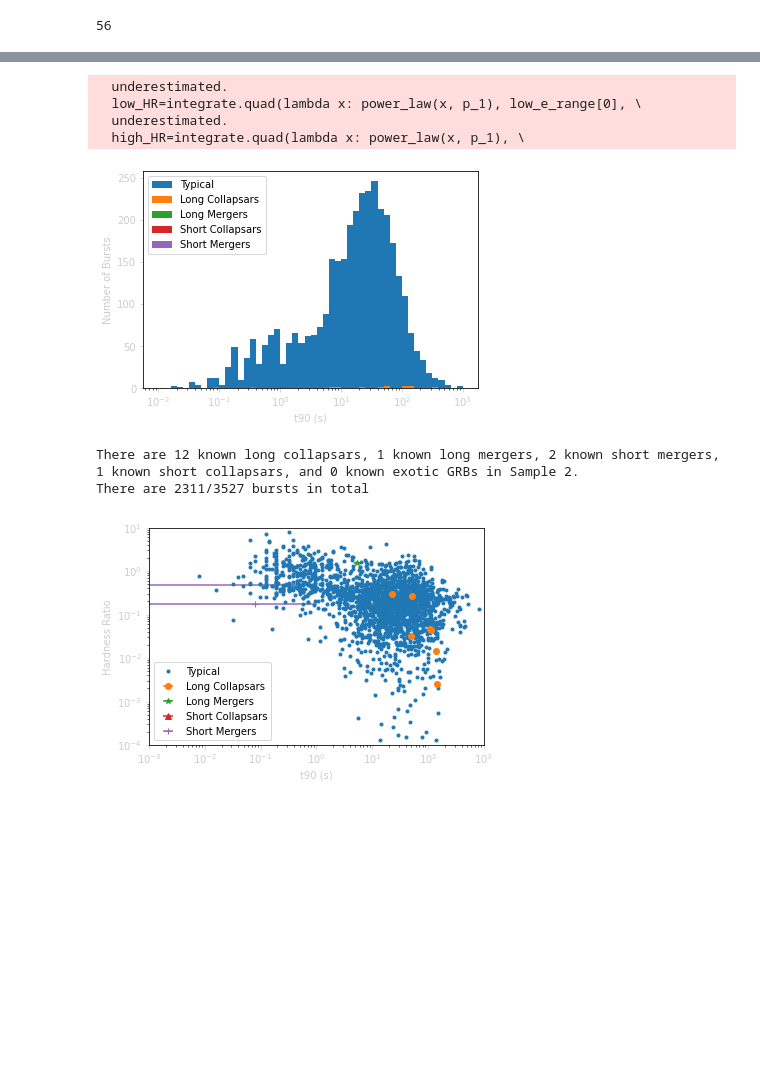
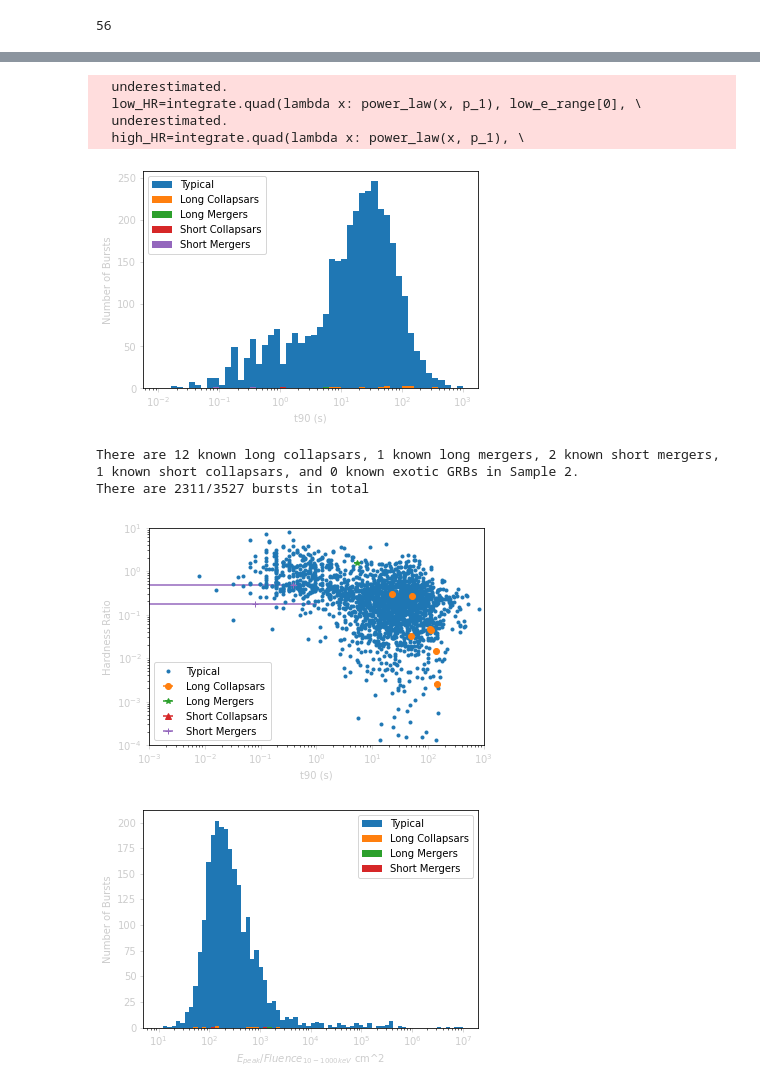
Before and after one commit to nuessle167/mirrored_prediction_paper, a Jupyter notebook: Cursed_code.ipynb, the cells around one changed output, grey strips where cells are left out. Cells and saved outputs as stored; diff of their text form; code cells hidden in the pictures; blank space fills up the shorter version.

```diff
--- a/Cursed_code.ipynb
+++ b/Cursed_code.ipynb
@@ -1532,34 +1579,42 @@ typical_HR=[]
 typical_HR_err=np.zeros((1,2))
 typical_t90=[]
 typical_t90_err=[]
+typical_Epeak_over_s=[]
 long_merger_HR=[]
 long_merger_HR_err=np.zeros((1,2))
 long_merger_t90=[]
 long_merger_t90_err=[]
+long_merger_Epeak_over_s=[]
 short_merger_HR=[]
 short_merger_HR_err=np.zeros((1,2))
 short_merger_t90=[]
 short_merger_t90_err=[]
+short_merger_Epeak_over_s=[]
 long_collapsar_HR=[]
 long_collapsar_HR_err=np.zeros((1,2))
 long_collapsar_t90=[]
 long_collapsar_t90_err=[]
+long_collapsar_Epeak_over_s=[]
 short_collapsar_HR=[]
 short_collapsar_HR_err=np.zeros((1,2))
 short_collapsar_t90=[]
 short_collapsar_t90_err=[]
+short_collapsar_Epeak_over_s=[]
 exotic_HR=[]
 exotic_HR_err=np.zeros((1,2))
 exotic_t90=[]
 exotic_t90_err=[]
+exotic_Epeak_over_s=[]
 nbins=51
-lc_mask=np.isin(sample_2_data['name        '], \
-                Fermi_Precursors["Long Collapsars"])
+lc_mask=np.isin(sample_2_data['name        '], Fermi_Precursors["Long Collapsars"])
 lc_sample_2_data=sample_2_data[lc_mask]
 for i in lc_sample_2_data.index.to_list():
     long_collapsar_HR=np.append(long_collapsar_HR, Fermi_HR_func(sample_2_data, \
                                 sample_2_data.at[i, 'flnc_best_fitting_model'], i))
     long_collapsar_t90=np.append(long_collapsar_t90, float(sample_2_data.at[i, 't90     ']))
+    long_collapsar_Epeak_over_s=np.append(long_collapsar_Epeak_over_s, \
+                        getting_the_GBM_E_peak(sample_2_data, \
+                            sample_2_data.at[i, 'flnc_best_fitting_model'], i))
 long_collapsar_t90_err=np.where(lc_sample_2_data['t90_error'] != 'N/A', \
         lc_sample_2_data['t90_error'], 0)
 if len(long_collapsar_t90_err)>0:
@@ -1573,6 +1628,9 @@ for i in sc_sample_2_data.index.to_list():
                                 sample_2_data.at[i, 'flnc_best_fitting_model'], i))
     short_collapsar_t90=np.append(short_collapsar_t90, \
                                   float(sample_2_data.at[i, 't90     ']))
+    short_collapsar_Epeak_over_s=np.append(short_collapsar_Epeak_over_s, \
+                        getting_the_GBM_E_peak(sample_2_data, \
+                            sample_2_data.at[i, 'flnc_best_fitting_model'], i))
 short_collapsar_t90_err=np.where(sc_sample_2_data['t90_error'] != 'N/A', \
         sc_sample_2_data['t90_error'], 0)
 if len(short_collapsar_t90_err)>0:
@@ -1585,6 +1643,9 @@ for i in lm_sample_2_data.index.to_list():
     long_merger_HR=np.append(long_merger_HR, Fermi_HR_func(sample_2_data, \
                                 sample_2_data.at[i, 'flnc_best_fitting_model'], i))
     long_merger_t90=np.append(long_merger_t90, float(sample_2_data.at[i, 't90     ']))
+    long_merger_Epeak_over_s=np.append(long_merger_Epeak_over_s, \
+                        getting_the_GBM_E_peak(sample_2_data, \
+                            sample_2_data.at[i, 'flnc_best_fitting_model'], i))
 long_merger_t90_err=np.where(lm_sample_2_data['t90_error'] != 'N/A', \
         lm_sample_2_data['t90_error'], 0)
 if len(long_merger_t90_err)>0:
@@ -1597,6 +1658,9 @@ for i in sm_sample_2_data.index.to_list():
     short_merger_HR=np.append(short_merger_HR, Fermi_HR_func(sample_2_data, \
                                 sample_2_data.at[i, 'flnc_best_fitting_model'], i))
     short_merger_t90=np.append(short_merger_t90, float(sample_2_data.at[i, 't90     ']))
+    short_merger_Epeak_over_s=np.append(short_merger_Epeak_over_s, \
+                        getting_the_GBM_E_peak(sample_2_data, \
+                            sample_2_data.at[i, 'flnc_best_fitting_model'], i))
 short_merger_t90_err=np.where(sm_sample_2_data['t90_error'] != 'N/A', \
         sm_sample_2_data['t90_error'], 0)
 if len(short_merger_t90_err)>0:
@@ -1609,6 +1673,9 @@ for i in exo_sample_2_data.index.to_list():
     exotic_HR=np.append(exotic_HR, Fermi_HR_func(sample_2_data, \
                                 sample_2_data.at[i, 'flnc_best_fitting_model'], i))
     exotic_t90=np.append(exotic_t90, float(sample_2_data.at[i, 't90     ']))
+    exotic_Epeak_over_s=np.append(exotic_Epeak_over_s, \
+                        getting_the_GBM_E_peak(sample_2_data, \
+                            sample_2_data.at[i, 'flnc_best_fitting_model'], i))
 exotic_t90_err=np.where(exo_sample_2_data['t90_error'] != 'N/A', \
         exo_sample_2_data['t90_error'], 0)
 if len(exotic_t90_err)>0:
@@ -1619,6 +1686,9 @@ for i in typical_sample_2_data.index.to_list():
     typical_HR=np.append(typical_HR, Fermi_HR_func(sample_2_data, \
                                 sample_2_data.at[i, 'flnc_best_fitting_model'], i))
     typical_t90=np.append(typical_t90, float(typical_sample_2_data.at[i, 't90     ']))
+    typical_Epeak_over_s=np.append(typical_Epeak_over_s, \
+                        getting_the_GBM_E_peak(sample_2_data, \
+                            sample_2_data.at[i, 'flnc_best_fitting_model'], i))
 typical_t90_err=np.where(typical_sample_2_data['t90_error'] != 'N/A', \
         typical_sample_2_data['t90_error'], 0)
 if len(typical_t90_err)>0:
@@ -1664,33 +1734,50 @@ plt.errorbar(x=long_merger_t90, y=long_merger_HR, \
              marker="*", ls='none')
 plt.errorbar(x=short_collapsar_t90, y=short_collapsar_HR, \
 #              yerr=np.transpose(short_collapsar_HR_err),\
              xerr=short_collapsar_t90_err,\
              marker="^", ls='none')
 plt.errorbar(x=short_merger_t90, y=short_merger_HR, \
 #              yerr=np.transpose(short_merger_HR_err), \
              xerr=short_merger_t90_err, \
              marker="+", ls='none')
 # plt.errorbar(x=exotic_t90, y=exotic_HR, yerr=np.transpose(exotic_HR_err), \
 #              xerr=exotic_t90_err, marker="o", ls='none')
 plt.axis([0.001, 1000, 1e-4, 10])
 plt.xscale('log')
 plt.yscale('log')
 plt.tick_params(axis='x', colors='0.8')
 plt.tick_params(axis='y', colors='0.8')
 plt.legend(['Typical', 'Long Collapsars', 'Long Mergers', 'Short Collapsars', \
             'Short Mergers'])
 plt.xlabel("t90 (s)", color="0.8")
 plt.ylabel("Hardness Ratio", color="0.8")
 plt.show()
+
+new_bins=np.logspace(np.log10(10),np.log10(10**7), 71)
+plt.hist(typical_Epeak_over_s, bins=new_bins)
+plt.hist(long_collapsar_Epeak_over_s, bins=new_bins)
+plt.hist(long_merger_Epeak_over_s, bins=new_bins)
+# plt.hist(short_collapsar_Epeak_over_s, bins=new_bins)
+plt.hist(short_merger_Epeak_over_s, bins=new_bins)
+# plt.hist(exotic_t90, bins=bins)
+plt.xscale('log')
+plt.tick_params(axis='x', colors='0.8')
+plt.tick_params(axis='y', colors='0.8')
+plt.legend(['Typical', 'Long Collapsars', 'Long Mergers',\
+            'Short Mergers'])#, 'Exotic'])
+plt.xlabel(r"$E_{peak}$/$Fluence_{10-1000keV}$ cm^2", color="0.8")
+plt.ylabel("Number of Bursts", color="0.8")
+plt.show()
 # %% [output]
   underestimated.
   low_HR=integrate.quad(lambda x: power_law(x, p_1), low_e_range[0], \
   underestimated.
   high_HR=integrate.quad(lambda x: power_law(x, p_1), \
 [figure]
 There are 12 known long collapsars, 1 known long mergers, 2 known short mergers, 1 known short collapsars, and 0 known exotic GRBs in Sample 2.
 There are 2311/3527 bursts in total
 [figure]
+[figure, added]
 # %%
 ##Sample 3 Diagnositics##
 #typical_edited_fermi_data=fermi_data
```
Also changed, not shown: parts of 10 cells of this notebook.
